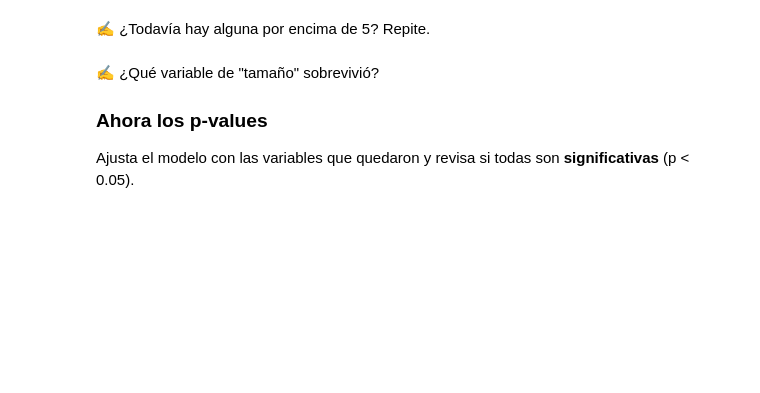
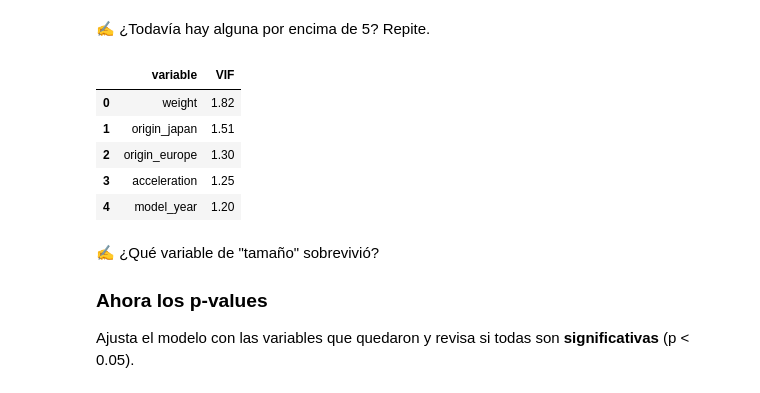
Before and after one commit to AndreaAguilar598908/linear_regression_intro_students, a Jupyter notebook: 01-regresion-lineal/caso_mpg.ipynb, the cells around one changed output. Cells and saved outputs as stored; diff of their text form; code cells hidden in the pictures; blank space fills up the shorter version.

```diff
--- a/01-regresion-lineal/caso_mpg.ipynb
+++ b/01-regresion-lineal/caso_mpg.ipynb
@@ -601,7 +724,16 @@ El **VIF** (*Variance Inflation Factor*) mide qué tanto se puede explicar una v
 # %%
 # cols_vif = cols_vif.drop('<variable>')
 # calcular_vif(X_train_enc[cols_vif])
 # ✍️ Tu código aquí
+cols_vif = cols_vif.drop('cylinders')
+calcular_vif(X_train_enc[cols_vif])
+# %% [output]
+|  | variable | VIF |
+| 0 | weight | 1.82 |
+| 1 | origin_japan | 1.51 |
+| 2 | origin_europe | 1.30 |
+| 3 | acceleration | 1.25 |
+| 4 | model_year | 1.20 |
 # %% [markdown]
 ✍️ ¿Qué variable de "tamaño" sobrevivió?
 
```
Also changed, not shown: parts of 19 cells of this notebook.
